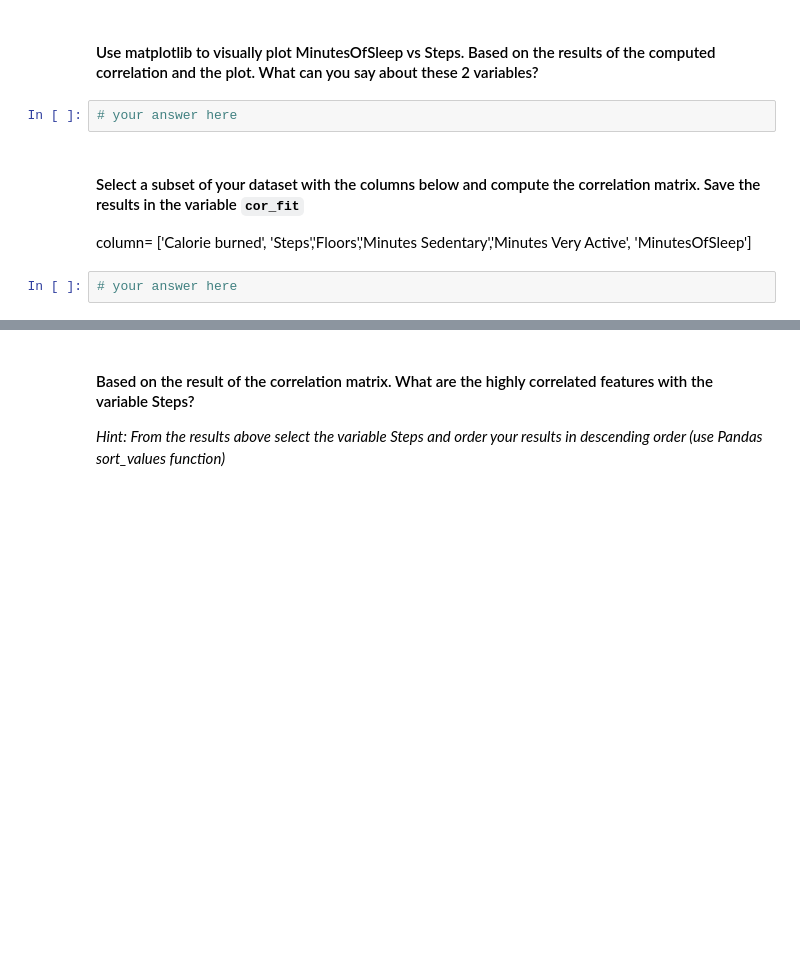
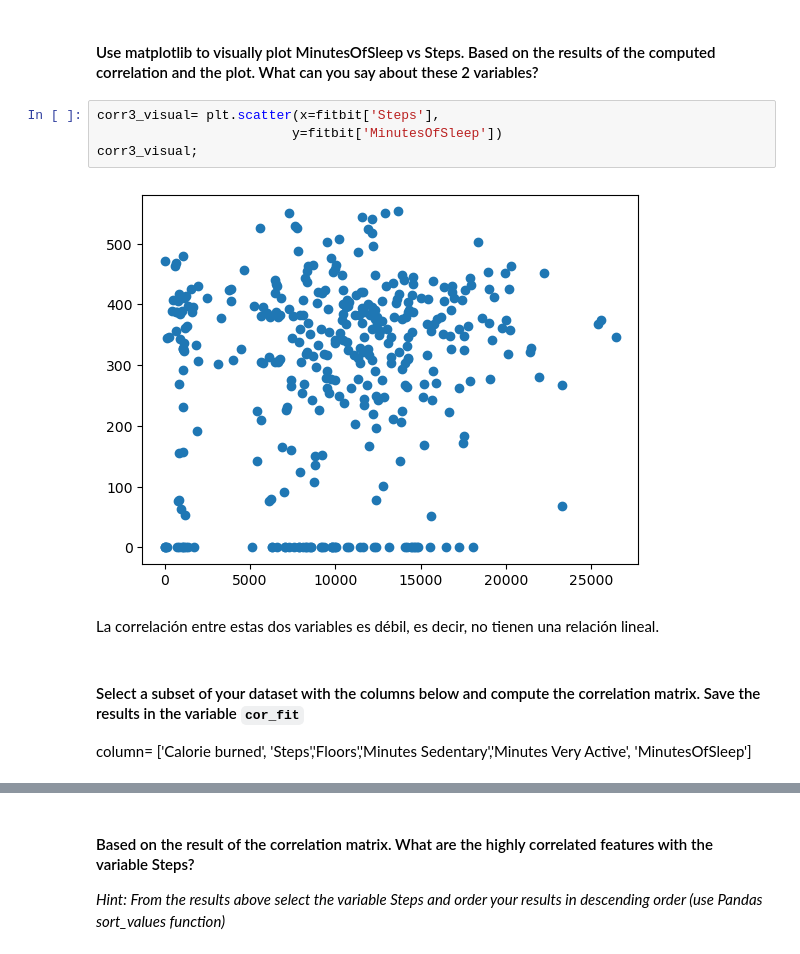
Before and after one commit to Ironhack-Data-Madrid-Octubre-2023/5.1-lab_pivot_table_and_correlation, a Jupyter notebook: your_code/main.ipynb, the cells around one changed output, grey strips where cells are left out. Cells and saved outputs as stored; diff of their text form; blank space fills up the shorter version.

```diff
--- a/your_code/main.ipynb
+++ b/your_code/main.ipynb
@@ -251,9 +308,13 @@ emp9
 # %% [markdown]
 #### Use matplotlib to visually plot MinutesOfSleep vs Steps. Based on the results of the computed correlation and the plot. What can you say about these 2 variables?
-# %%
-# your answer here
+# %%
+corr3_visual= plt.scatter(x=fitbit['Steps'],
+                         y=fitbit['MinutesOfSleep'])
+corr3_visual;
+# %% [output]
+[figure, added]
+# %% [markdown]
+La correlación entre estas dos variables es débil, es decir, no tienen una relación lineal.
 # %% [markdown]
 #### Select a subset of your dataset with the columns below and compute the correlation matrix. Save the results in the variable `cor_fit`
 column= ['Calorie burned', 'Steps','Floors','Minutes Sedentary','Minutes Very Active', 'MinutesOfSleep']
-# %%
-# your answer here
```
Also changed, not shown: parts of 27 cells of this notebook.
